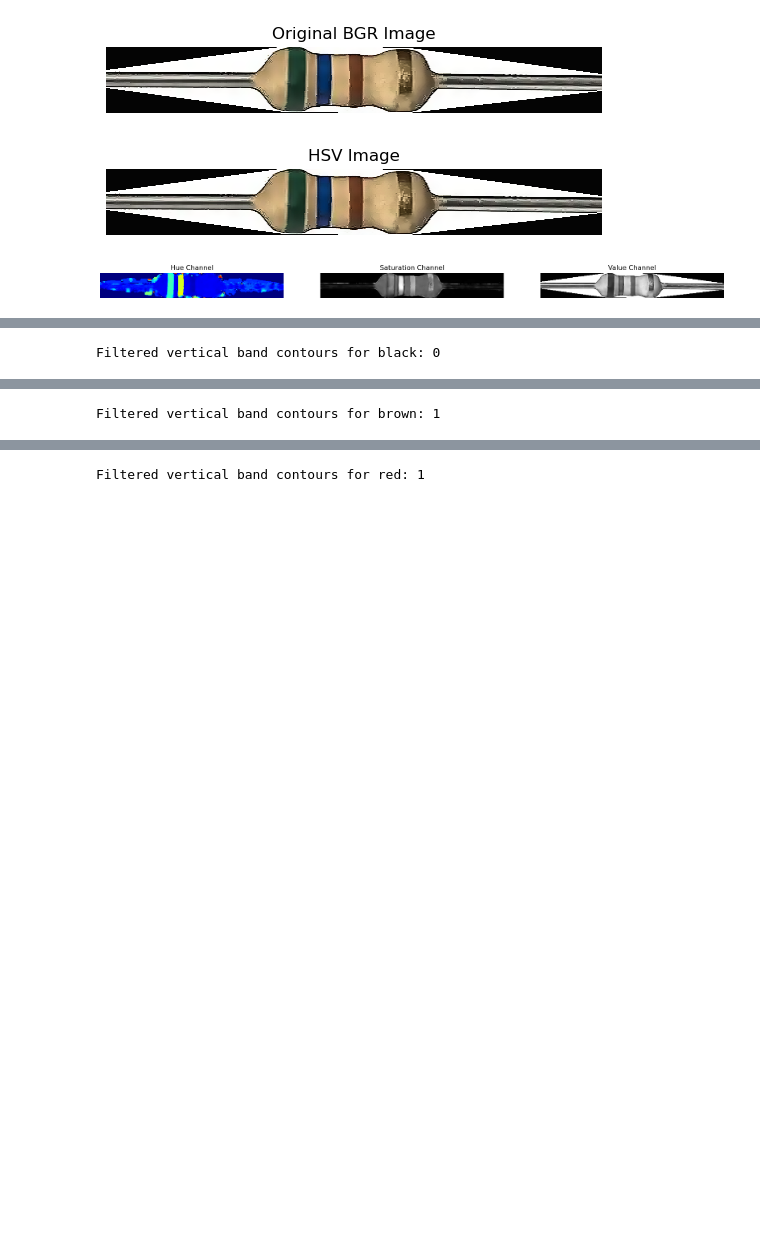
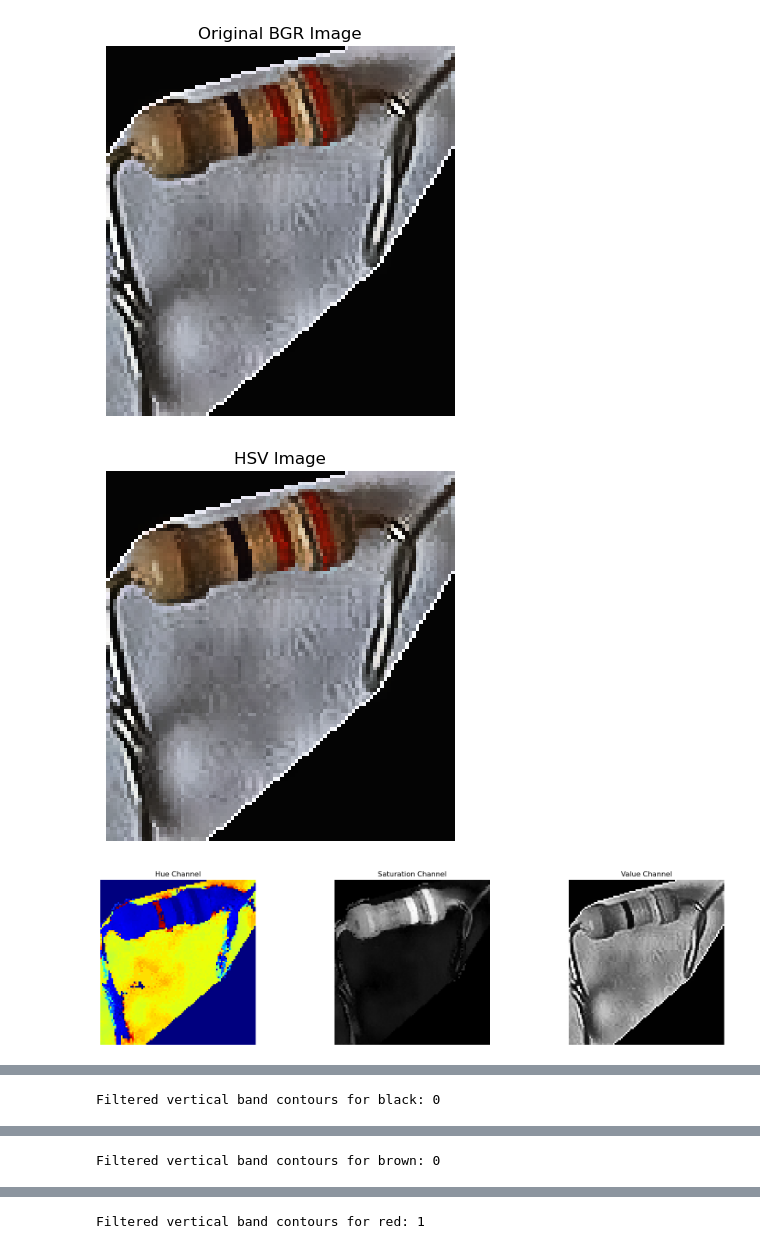
Before and after one commit to Vajoj/machine-vision-project, a Jupyter notebook: Main.ipynb, the cells around one changed output, grey strips where cells are left out. Drawn from its saved outputs; the diff is of its cells as text; code cells hidden in the pictures; blank space fills up the shorter version.

```diff
--- a/Main.ipynb
+++ b/Main.ipynb
@@ -4,21 +4,21 @@ import numpy as np
 import matplotlib.pyplot as plt
 
 # Load image
-img = cv2.imread("Training_Data/example3.jpg")  # Replace with your actual image path
+img = cv2.imread("Training_Data/330R_1-4W/330R_1-4W_(18).jpg")  # Replace with your actual image path
 # %%
 ### **Step 1: Preprocessing**
 # Convert to grayscale
 gray = cv2.cvtColor(img, cv2.COLOR_BGR2GRAY)
 
 # Thresholding to enhance object isolation
-_, binary = cv2.threshold(gray, 200, 255, cv2.THRESH_BINARY_INV)
+_, binary = cv2.threshold(gray, 100, 255, cv2.THRESH_BINARY_INV)
 
 plt.imshow(binary, cmap='gray')
 plt.title("Threshold")
 plt.show()
 
 # Edge detection
-edges = cv2.Canny(binary, 50, 250)
+edges = cv2.Canny(binary, 200, 250)
 
 plt.imshow(edges, cmap='gray')
 plt.title("Edges")
@@ -26,8 +26,8 @@ plt.show()
 
 # Morphological operations for better shape closure
 kernel = cv2.getStructuringElement(cv2.MORPH_RECT, (13, 13))
-processed = cv2.morphologyEx(edges, cv2.MORPH_CLOSE, kernel, iterations=5)
-processed = cv2.morphologyEx(processed, cv2.MORPH_OPEN, kernel, iterations=1)
+processed = cv2.morphologyEx(edges, cv2.MORPH_CLOSE, kernel, iterations=3)
+processed = cv2.morphologyEx(processed, cv2.MORPH_OPEN, kernel, iterations=2)
 
 plt.imshow(processed, cmap='gray')
 plt.title("Processed Image Before Contour Detection")
@@ -144,8 +144,8 @@ plt.show()
 color_ranges = {
     'black': [(0, 0, 5), (180, 255, 50)],
     'brown': [(7, 120, 50), (14, 255, 150)],
-    'red': [(0, 180, 100), (10, 255, 255)],
-    'orange': [(10, 150, 170), (25, 255, 255)],
+    'red': [(0, 180, 100), (7, 255, 255)],
+    'orange': [(7, 180, 170), (25, 255, 255)],
     'yellow': [(25, 100, 100), (35, 255, 255)],
     'green': [(35, 100, 40), (85, 255, 255)],
     'blue': [(85, 100, 50), (130, 255, 255)],
@@ -183,33 +183,33 @@ for color, (lower, upper) in color_ranges.items():
     plt.title(f"Cleaned Mask for {color} (center only)")
     plt.axis("off")
     plt.show()
 
     # Use the cleaned masked version for contour detection
     contours, _ = cv2.findContours(masked_cleaned, cv2.RETR_EXTERNAL, cv2.CHAIN_APPROX_SIMPLE)
 
     filtered_contours = []
 
     for cnt in contours:
         x, y, w, h = cv2.boundingRect(cnt)
         aspect_ratio = h / float(w) if w != 0 else 0
 
         area = cv2.contourArea(cnt)
 
         # Only keep reasonably vertical and rectangular bands
     if area > 15 and aspect_ratio > 1.2 and h > 5 and w > 0.5:
         filtered_contours.append(cnt)
 
     print(f"Filtered vertical band contours for {color}: {len(filtered_contours)}")
 
     # Optional: draw them if you want to visualize
     preview = vibrant_resistor.copy()  # Use your denoised image if you applied one earlier
     cv2.drawContours(preview, filtered_contours, -1, (0, 255, 0), 2)
 
     plt.imshow(cv2.cvtColor(preview, cv2.COLOR_BGR2RGB))
     plt.title(f"Contours for {color} (Filtered)")
     plt.axis("off")
     plt.show()
 # %% [output]
-[figure, old version]
+[figure, new version]
-[figure, old version]
+[figure, new version]
-[figure, old version]
+[figure, new version]
@@ -221 +221 @@ Filtered vertical band contours for black: 0
-Filtered vertical band contours for brown: 1
+Filtered vertical band contours for brown: 0
```
Also changed, not shown: parts of 4 cells of this notebook.
